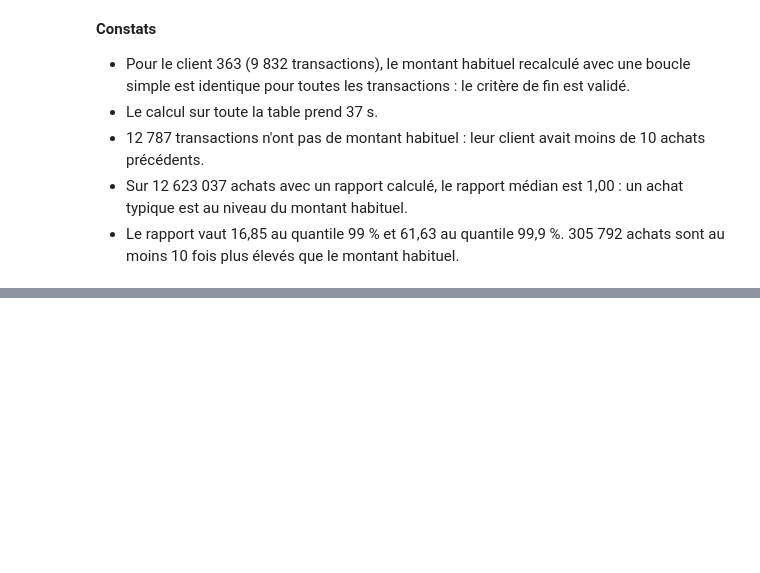
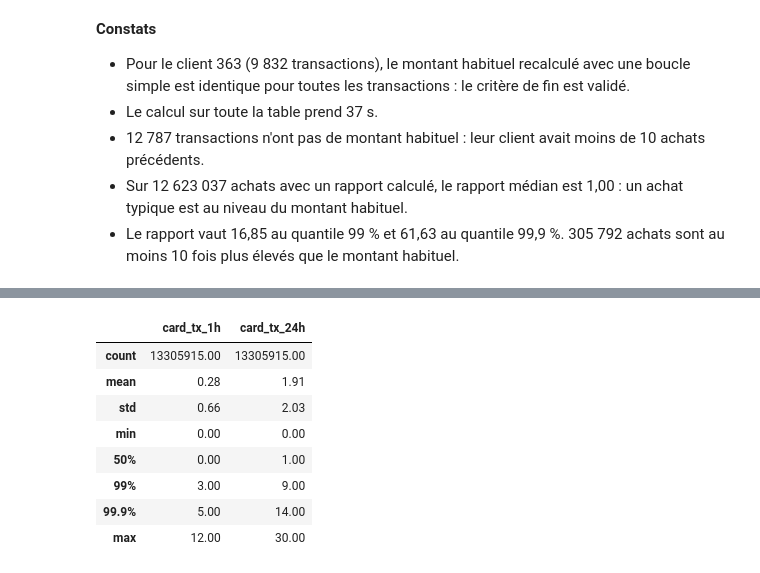
Before and after one commit to gorfanalyst-hue/projet5-fraude-bancaire, a Jupyter notebook: notebooks/04_table_analyse.ipynb, the cells around one changed output, grey strips where cells are left out. Cells and saved outputs as stored; diff of their text form; code cells hidden in the pictures; blank space fills up the shorter version.

```diff
--- a/notebooks/04_table_analyse.ipynb
+++ b/notebooks/04_table_analyse.ipynb
@@ -221,0 +258,12 @@ dtype: float64
+# %%
+df[["card_tx_1h", "card_tx_24h"]].describe(percentiles=[0.5, 0.99, 0.999]).round(2)
+# %% [output]
+|  | card_tx_1h | card_tx_24h |
+| count | 13305915.00 | 13305915.00 |
+| mean | 0.28 | 1.91 |
+| std | 0.66 | 2.03 |
+| min | 0.00 | 0.00 |
+| 50% | 0.00 | 1.00 |
+| 99% | 3.00 | 9.00 |
+| 99.9% | 5.00 | 14.00 |
+| max | 12.00 | 30.00 |
```
Also changed, not shown: parts of 3 cells of this notebook, 1 other file.
